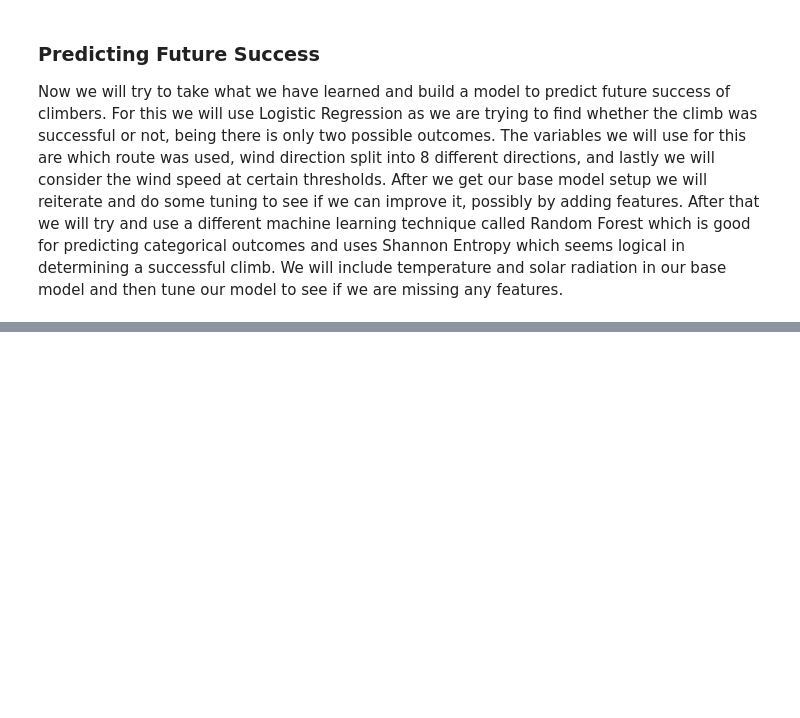
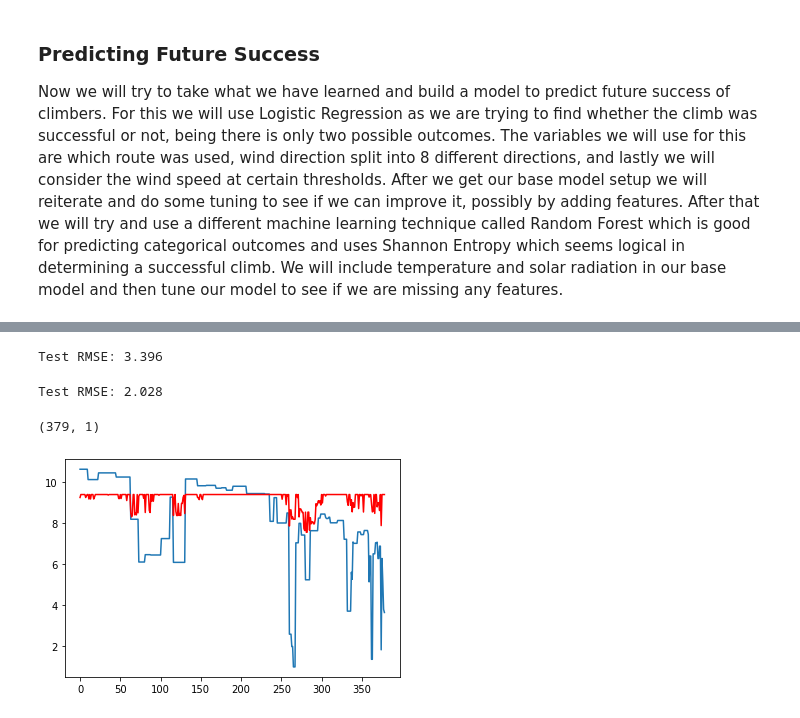
Before and after one commit to Glezzy/Mount-Rainier-Climbing-Analysis, a Jupyter notebook: Summiting Mt. Rainier Report.ipynb, the cells around one changed output, grey strips where cells are left out. Cells and saved outputs as stored; diff of their text form; code cells hidden in the pictures; blank space fills up the shorter version.

```diff
--- a/Summiting Mt. Rainier Report.ipynb
+++ b/Summiting Mt. Rainier Report.ipynb
@@ -304,0 +437,4 @@ combined_set.head()
+# %%
+#predicted values on testing data
+inv_test_predict = inv_test_predict[:,0]
+inv_test_predict
@@ -304,0 +465,32 @@ combined_set.head()
+# %%
+#scaling back the original test labels
+test_y = test_y.reshape((len(test_y), 1))
+inv_test_y = concatenate((test_y, test_X), axis=1)
+inv_test_y = scaler.inverse_transform(inv_test_y)
+inv_test_y = inv_test_y[:,0]
+# %%
+#calculating rmse on train data
+rmse_train = sqrt(mean_squared_error(inv_train_y, inv_train_predict))
+print('Test RMSE: %.3f' % rmse_train)
+# %% [output]
+Test RMSE: 3.396
+# %%
+#calculating rmse on test data
+rmse_test = sqrt(mean_squared_error(inv_test_y, inv_test_predict))
+print('Test RMSE: %.3f' % rmse_test)
+# %% [output]
+Test RMSE: 2.028
+# %%
+#plotting the graph of test actual vs predicted
+inv_test_y = inv_test_y.reshape(-1,1)
+inv_test_y.shape
+# %% [output]
+(379, 1)
+# %%
+t = np.arange(0,379,1)
+# %%
+plt.plot(t,inv_test_y,label="actual")
+plt.plot(t,inv_test_predict,'r',label="predicted")
+plt.show()
+# %% [output]
+[figure, added]
```
Also changed, not shown: parts of 26 cells of this notebook.
